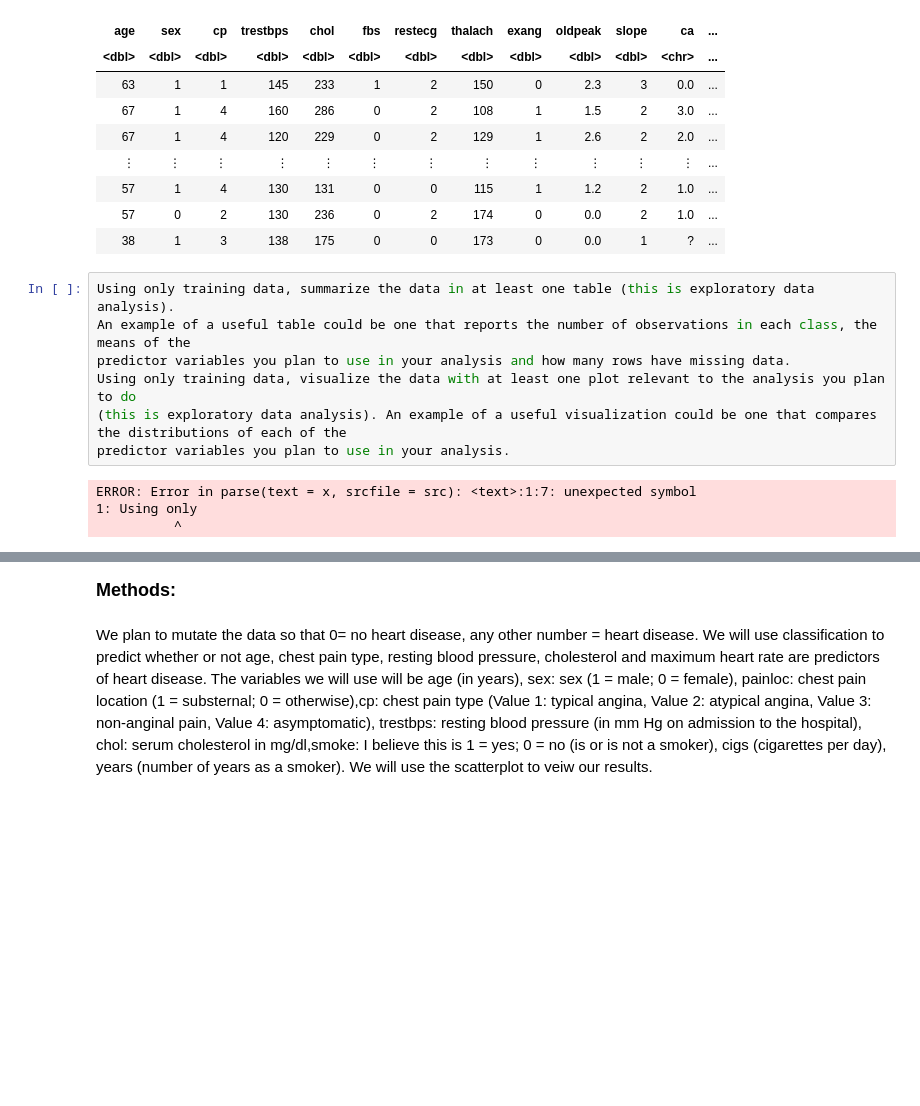
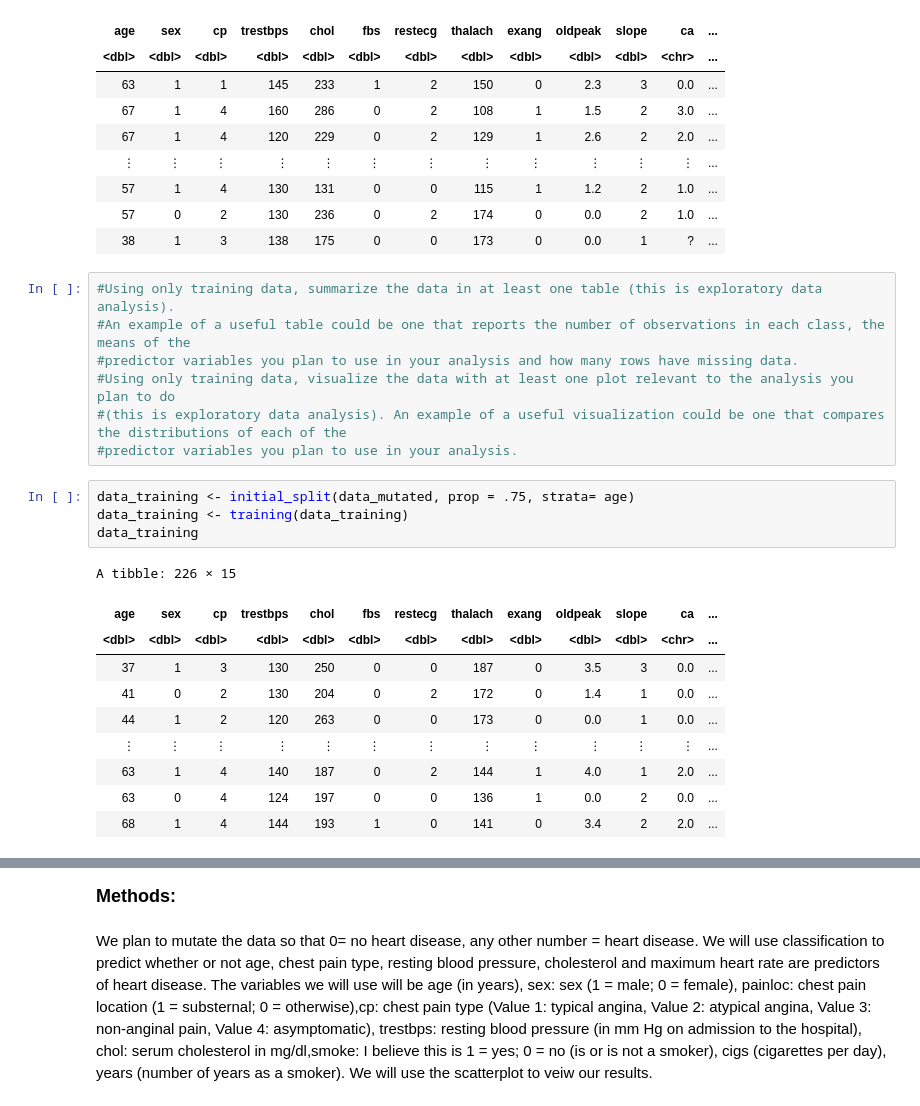
Before and after one commit to MilkyTeaxx/Final_project, a Jupyter notebook: Final_proj.ipynb, the cells around one changed output, grey strips where cells are left out. Saved outputs shown, nothing was run; the diff lists cells and outputs as text; blank space fills up the shorter version.

```diff
--- a/Final_proj.ipynb
+++ b/Final_proj.ipynb
@@ -78,13 +78,24 @@ A tibble: 303 × 15
 | 57 | 0 | 2 | 130 | 236 | 0 | 2 | 174 | 0 | 0.0 | 2 | 1.0 | ... |
 | 38 | 1 | 3 | 138 | 175 | 0 | 0 | 173 | 0 | 0.0 | 1 | ? | ... |
 # %%
-Using only training data, summarize the data in at least one table (this is exploratory data analysis).
-An example of a useful table could be one that reports the number of observations in each class, the means of the
-predictor variables you plan to use in your analysis and how many rows have missing data.
-Using only training data, visualize the data with at least one plot relevant to the analysis you plan to do
-(this is exploratory data analysis). An example of a useful visualization could be one that compares the distributions of each of the
-predictor variables you plan to use in your analysis.
+#Using only training data, summarize the data in at least one table (this is exploratory data analysis).
+#An example of a useful table could be one that reports the number of observations in each class, the means of the
+#predictor variables you plan to use in your analysis and how many rows have missing data.
+#Using only training data, visualize the data with at least one plot relevant to the analysis you plan to do
+#(this is exploratory data analysis). An example of a useful visualization could be one that compares the distributions of each of the
+#predictor variables you plan to use in your analysis.
-# %% [output]
-ERROR: Error in parse(text = x, srcfile = src): <text>:1:7: unexpected symbol
-1: Using only
-          ^
+# %%
+data_training <- initial_split(data_mutated, prop = .75, strata= age)
+data_training <- training(data_training)
+data_training
+# %% [output]
+A tibble: 226 × 15
+| age | sex | cp | trestbps | chol | fbs | restecg | thalach | exang | oldpeak | slope | ca | ... |
+| <dbl> | <dbl> | <dbl> | <dbl> | <dbl> | <dbl> | <dbl> | <dbl> | <dbl> | <dbl> | <dbl> | <chr> | ... |
+| 37 | 1 | 3 | 130 | 250 | 0 | 0 | 187 | 0 | 3.5 | 3 | 0.0 | ... |
+| 41 | 0 | 2 | 130 | 204 | 0 | 2 | 172 | 0 | 1.4 | 1 | 0.0 | ... |
+| 44 | 1 | 2 | 120 | 263 | 0 | 0 | 173 | 0 | 0.0 | 1 | 0.0 | ... |
+| ⋮ | ⋮ | ⋮ | ⋮ | ⋮ | ⋮ | ⋮ | ⋮ | ⋮ | ⋮ | ⋮ | ⋮ | ... |
+| 63 | 1 | 4 | 140 | 187 | 0 | 2 | 144 | 1 | 4.0 | 1 | 2.0 | ... |
+| 63 | 0 | 4 | 124 | 197 | 0 | 0 | 136 | 1 | 0.0 | 2 | 0.0 | ... |
+| 68 | 1 | 4 | 144 | 193 | 1 | 0 | 141 | 0 | 3.4 | 2 | 2.0 | ... |
```
Also changed, not shown: parts of 2 cells of this notebook.
